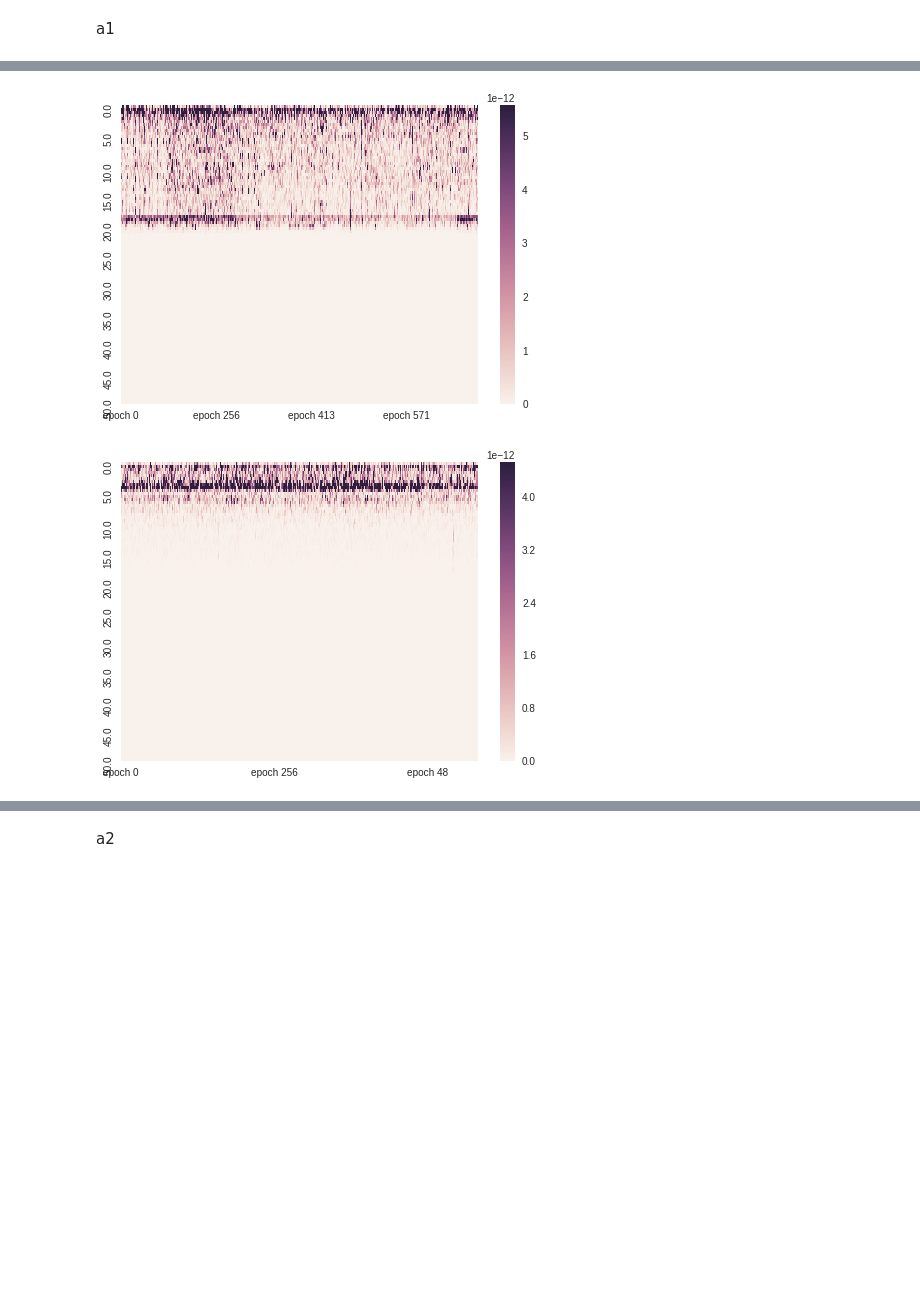
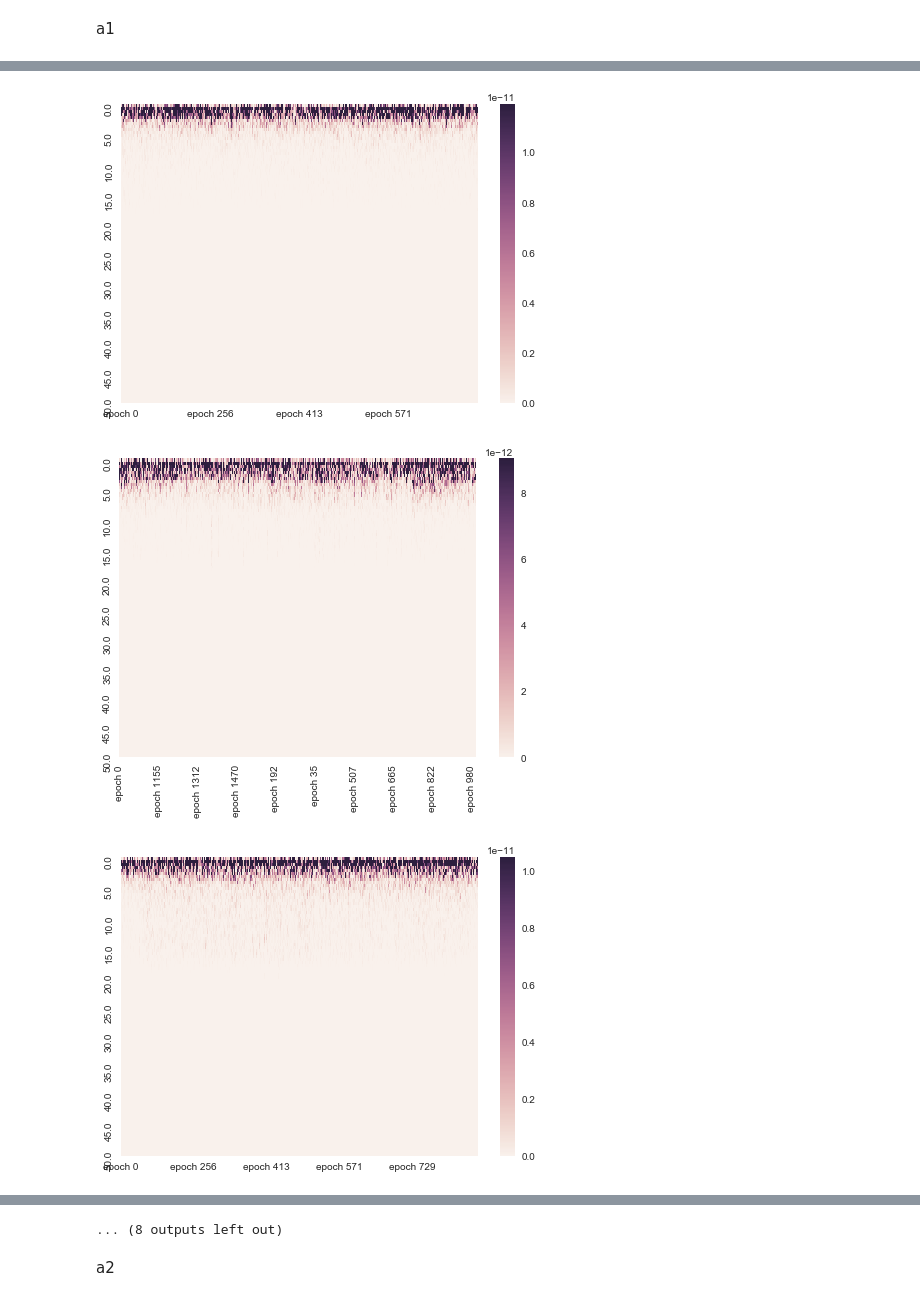
Before and after one commit to BrianBohe/DataScienceCourse, a Jupyter notebook: tp2/resolucion.ipynb, the cells around one changed output, grey strips where cells are left out. Cells and saved outputs as stored; diff of their text form; code cells hidden in the pictures; blank space fills up the shorter version.

```diff
--- a/tp2/resolucion.ipynb
+++ b/tp2/resolucion.ipynb
@@ -7,16 +7,20 @@ import matplotlib.ticker as ticker
 import itertools
 import math
 # %%
-path = "/home/francisco/tps/datos/tp2/"
-load_path = path + "{}.hdf"
+path = "datos"
+load_path = path + "/{}.hdf"
+electrodos = [8, 44, 80, 131, 185]
 
-N_P = 2
-N_S = 2
+N_P = 10
+N_S = 10
 pacientes_P = []
 pacientes_S = []
-for load_name, N, dest in [("P", N_P, pacientes_P), ("S", N_S, pacientes_S)]:
-    for paciente in [load_name + "{:02d}".format(i) for i in range(1, 1 + N)]:
-        dest.append(pd.read_hdf(load_path.format(paciente)))
+for load_name, N, dest, offset in [("P", N_P, pacientes_P, 0), ("S", N_S, pacientes_S, 10)]:
+    for i in range(1, 1 + N):
+        paciente = load_name + "{:02d}".format(i)
+        df_ = pd.read_hdf(load_path.format(paciente))
+        df_ = df_.loc[offset + i-1,:,electrodos,:]
+        dest.append(df_)
 # %% [markdown]
 a1
 # %%
@@ -36,7 +40,7 @@ dfs1 = [pacientes_P[i].loc[i,:,[8,44,80,131,185],:] for i in range(N_P)] + \
 sensor_means = [df.groupby(['epoch', 'tiempo']).mean() for df in dfs1]
 # %%
 for sm in sensor_means:
-    frecuencias = sm.groupby(['epoch']).apply(lambda x: scipy.signal.welch(x['valores'], fs=100, nperseg = 200))
+    frecuencias = sm.groupby(['epoch']).apply(lambda x: scipy.signal.welch(x['valores'], fs=250, nperseg = 250))
     data = {'epoch {}'.format(i): f for i,f in enumerate(map(lambda x: x[1], frecuencias.values))}
     index = frecuencias.values[0][0]
     f_df = pd.DataFrame(data=data, index=index)
@@ -49,2 +53,3 @@ for sm in sensor_means:
-[figure, old version]
+[figure, new version]
-[figure, old version]
+[figure, new version]
+[figure, added]
@@ -51,3 +63,4 @@ for sm in sensor_means:
+... (8 outputs left out)
 # %% [markdown]
 a2
 # %%
```
Also changed, not shown: parts of 3 cells of this notebook.
